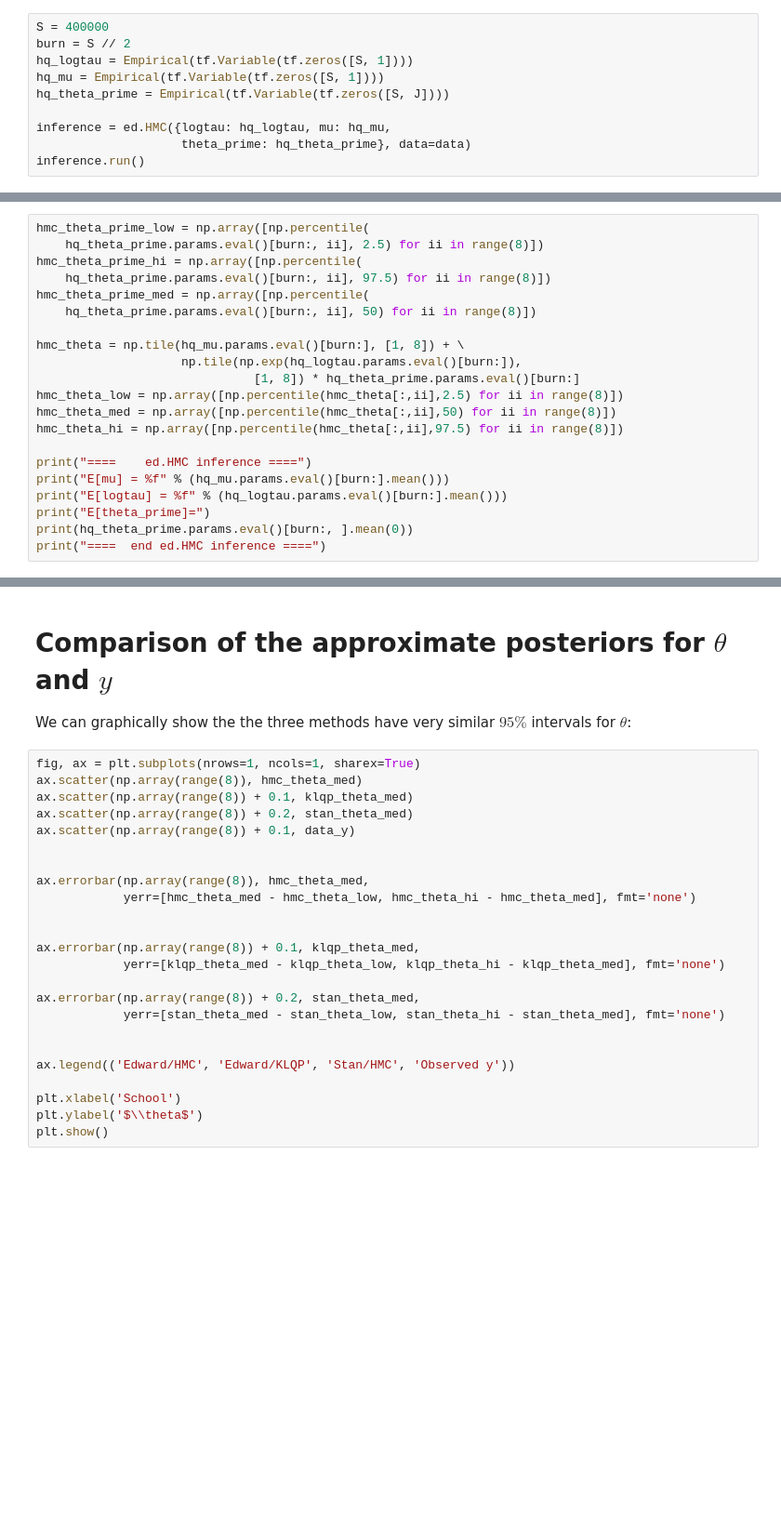
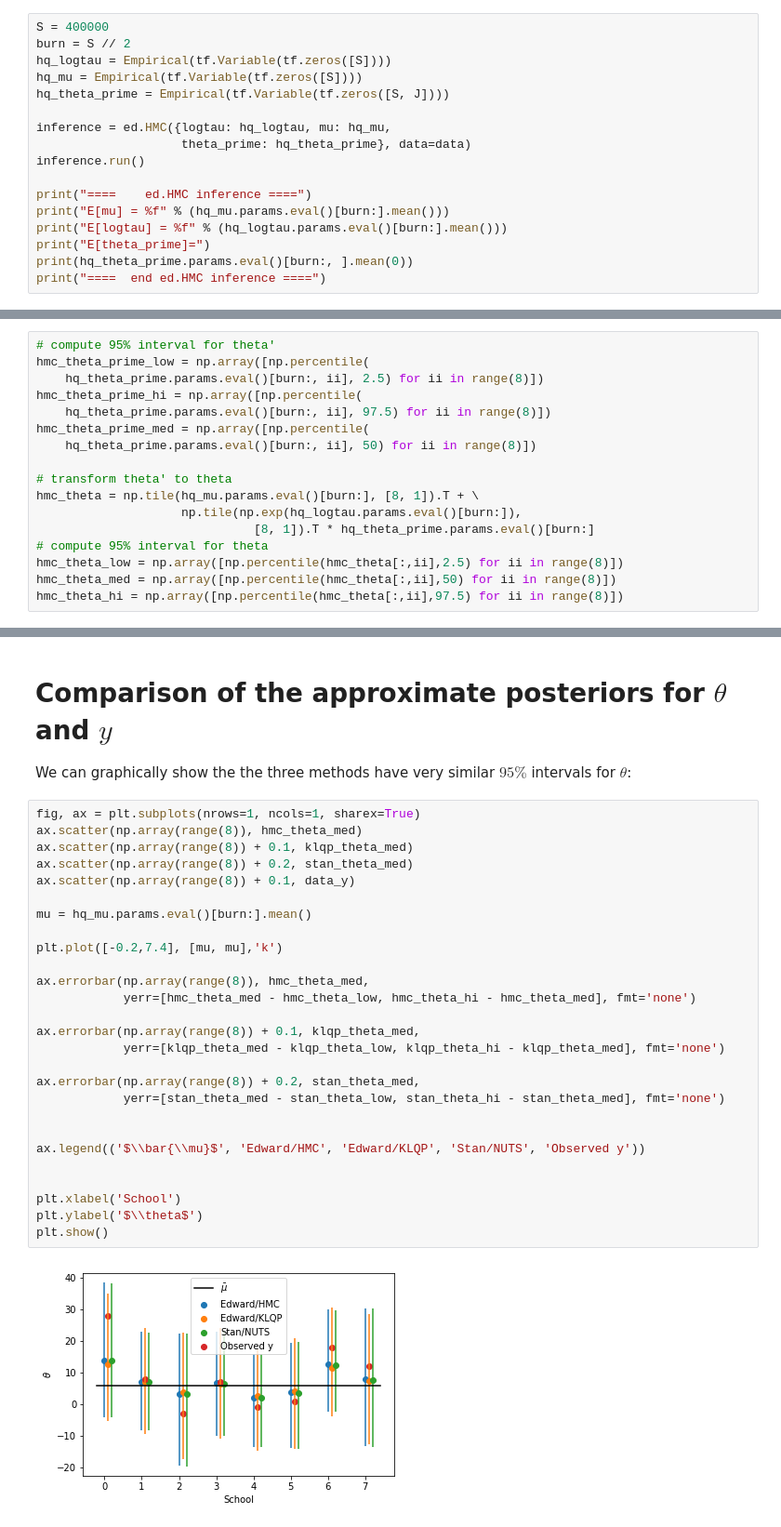
Before and after one commit to blei-lab/edward, a Jupyter notebook: notebooks/eight_schools.ipynb, the cells around one changed output, grey strips where cells are left out. Shown at 93% size. Saved outputs shown, nothing was run; the diff lists cells and outputs as text; blank space fills up the shorter version.

```diff
--- a/notebooks/eight_schools.ipynb
+++ b/notebooks/eight_schools.ipynb
@@ -110,10 +123,17 @@ This is similar to ADVI except that the approximating family is Edward's Empiric
 # %%
 S = 400000
 burn = S // 2
-hq_logtau = Empirical(tf.Variable(tf.zeros([S, 1])))
-hq_mu = Empirical(tf.Variable(tf.zeros([S, 1])))
+hq_logtau = Empirical(tf.Variable(tf.zeros([S])))
+hq_mu = Empirical(tf.Variable(tf.zeros([S])))
 hq_theta_prime = Empirical(tf.Variable(tf.zeros([S, J])))
 
 inference = ed.HMC({logtau: hq_logtau, mu: hq_mu,
                     theta_prime: hq_theta_prime}, data=data)
 inference.run()
+
+print("====    ed.HMC inference ====")
+print("E[mu] = %f" % (hq_mu.params.eval()[burn:].mean()))
+print("E[logtau] = %f" % (hq_logtau.params.eval()[burn:].mean()))
+print("E[theta_prime]=")
+print(hq_theta_prime.params.eval()[burn:, ].mean(0))
+print("====  end ed.HMC inference ====")
@@ -120,4 +149,5 @@ inference.run()
 # %%
+# compute 95% interval for theta'
 hmc_theta_prime_low = np.array([np.percentile(
     hq_theta_prime.params.eval()[burn:, ii], 2.5) for ii in range(8)])
 hmc_theta_prime_hi = np.array([np.percentile(
@@ -125,19 +155,14 @@ hmc_theta_prime_hi = np.array([np.percentile(
 hmc_theta_prime_med = np.array([np.percentile(
     hq_theta_prime.params.eval()[burn:, ii], 50) for ii in range(8)])
 
-hmc_theta = np.tile(hq_mu.params.eval()[burn:], [1, 8]) + \
+# transform theta' to theta
+hmc_theta = np.tile(hq_mu.params.eval()[burn:], [8, 1]).T + \
                     np.tile(np.exp(hq_logtau.params.eval()[burn:]),
-                              [1, 8]) * hq_theta_prime.params.eval()[burn:]
+                              [8, 1]).T * hq_theta_prime.params.eval()[burn:]
+# compute 95% interval for theta
 hmc_theta_low = np.array([np.percentile(hmc_theta[:,ii],2.5) for ii in range(8)])
 hmc_theta_med = np.array([np.percentile(hmc_theta[:,ii],50) for ii in range(8)])
 hmc_theta_hi = np.array([np.percentile(hmc_theta[:,ii],97.5) for ii in range(8)])
-
-print("====    ed.HMC inference ====")
-print("E[mu] = %f" % (hq_mu.params.eval()[burn:].mean()))
-print("E[logtau] = %f" % (hq_logtau.params.eval()[burn:].mean()))
-print("E[theta_prime]=")
-print(hq_theta_prime.params.eval()[burn:, ].mean(0))
-print("====  end ed.HMC inference ====")
 # %% [markdown]
 # Stan Model Definition
 
@@ -230,24 +270,29 @@ We can graphically show the the three methods have very similar $95\%$ intervals
 # %%
 fig, ax = plt.subplots(nrows=1, ncols=1, sharex=True)
 ax.scatter(np.array(range(8)), hmc_theta_med)
 ax.scatter(np.array(range(8)) + 0.1, klqp_theta_med)
 ax.scatter(np.array(range(8)) + 0.2, stan_theta_med)
 ax.scatter(np.array(range(8)) + 0.1, data_y)
 
+mu = hq_mu.params.eval()[burn:].mean()
+
+plt.plot([-0.2,7.4], [mu, mu],'k')
 
 ax.errorbar(np.array(range(8)), hmc_theta_med,
             yerr=[hmc_theta_med - hmc_theta_low, hmc_theta_hi - hmc_theta_med], fmt='none')
-
 
 ax.errorbar(np.array(range(8)) + 0.1, klqp_theta_med,
             yerr=[klqp_theta_med - klqp_theta_low, klqp_theta_hi - klqp_theta_med], fmt='none')
 
 ax.errorbar(np.array(range(8)) + 0.2, stan_theta_med,
             yerr=[stan_theta_med - stan_theta_low, stan_theta_hi - stan_theta_med], fmt='none')
 
 
-ax.legend(('Edward/HMC', 'Edward/KLQP', 'Stan/HMC', 'Observed y'))
+ax.legend(('$\\bar{\\mu}$', 'Edward/HMC', 'Edward/KLQP', 'Stan/NUTS', 'Observed y'))
+
 
 plt.xlabel('School')
 plt.ylabel('$\\theta$')
 plt.show()
+# %% [output]
+[figure, added]
```
Also changed, not shown: parts of 10 cells of this notebook.
